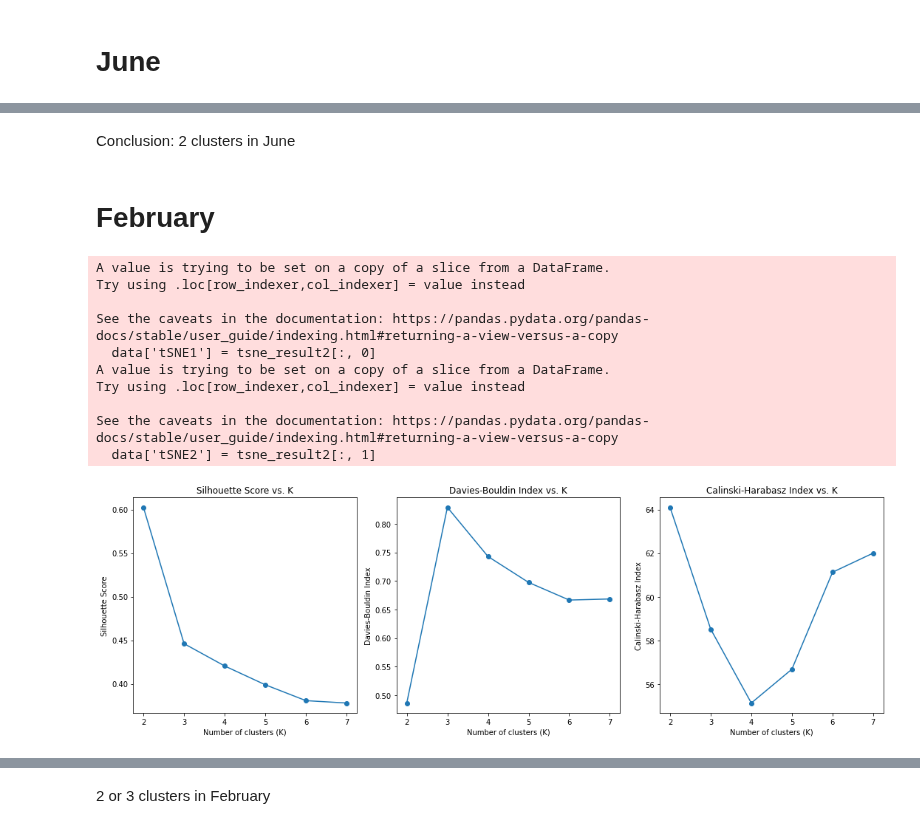
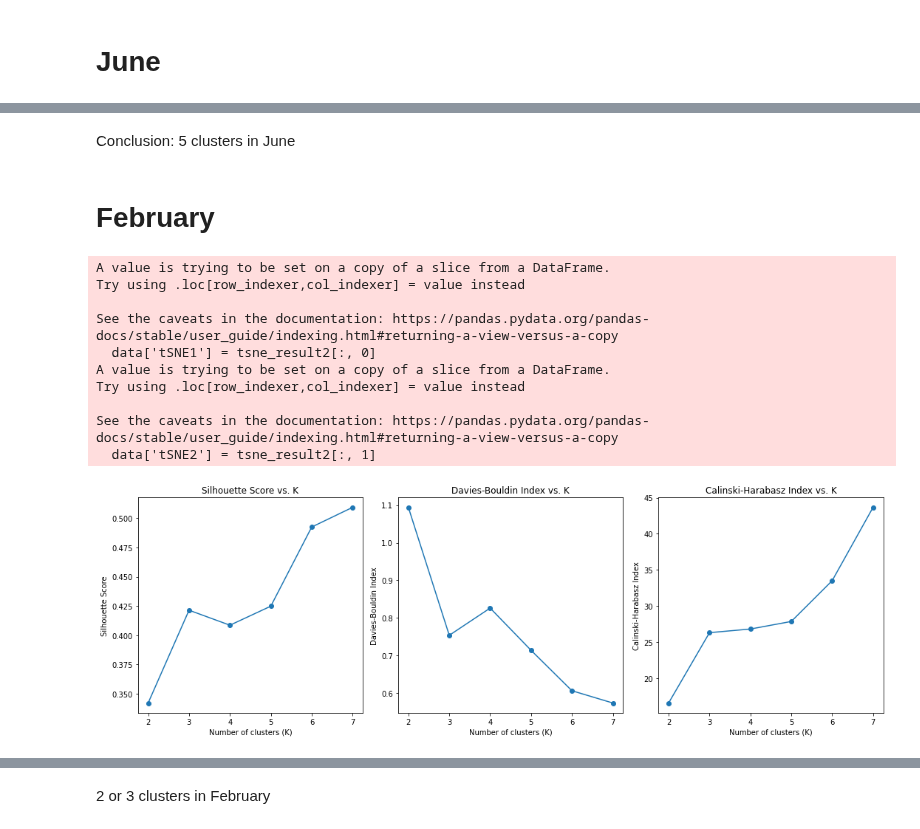
Before and after one commit to henrysun9074/fishics, a Jupyter notebook: models/Q2B/tsne.ipynb, the cells around one changed output, grey strips where cells are left out. Cells and saved outputs as stored; diff of their text form; code cells hidden in the pictures.

```diff
--- a/models/Q2B/tsne.ipynb
+++ b/models/Q2B/tsne.ipynb
@@ -10,4 +10,6 @@ import pandas as pd
 df = pd.read_csv('/Users/henrysun_1/Desktop/Duke/2024-2025/Summer 2024/fishics/models/Q2A/allseasons.csv')
 df = df.drop(['Unnamed: 0'], axis=1)
 df = df[df['sampling_bout']=='Aug_23']
-fish_asvs = df.iloc[:, 11:]
+# df = df.iloc[:,:-8]
+fish_asvs = df.iloc[:, 11:-8]
+fish_asvs
@@ -93,5 +114,6 @@ Conclusion: 4 clusters in August
 temp = pd.read_csv('/Users/henrysun_1/Desktop/Duke/2024-2025/Summer 2024/fishics/models/Q2A/allseasons.csv')
 temp = temp.drop(['Unnamed: 0'], axis=1)
 df1 = temp[temp['sampling_bout']=='Jun_23']
-fish_asvs1 = df1.iloc[:, 11:]
+fish_asvs1 = df1.iloc[:, 11:-8]
 # df1
+fish_asvs1
@@ -161,12 +212,12 @@ plt.show()
 # %% [markdown]
-Conclusion: 2 clusters in June
+Conclusion: 5 clusters in June
 # %% [markdown]
 # February
 # %%
 temp = pd.read_csv('/Users/henrysun_1/Desktop/Duke/2024-2025/Summer 2024/fishics/models/Q2A/allseasons.csv')
 temp = temp.drop(['Unnamed: 0'], axis=1)
 data = temp[temp['sampling_bout']=='Feb_24']
-data_fish_asvs1 = data.iloc[:, 11:]
+data_fish_asvs1 = data.iloc[:, 11:-8]
 
 tsne2 = TSNE(n_components=2, random_state=30, perplexity=10, learning_rate=10, n_iter=1000) #test with diff perplexity
 tsne_result2 = tsne2.fit_transform(data_fish_asvs1)
@@ -203,34 +254,34 @@ plt.ylabel('Silhouette Score')
 
 plt.subplot(1, 3, 2)
 plt.plot(k_values, davies_bouldin_indices, marker='o')
 plt.title('Davies-Bouldin Index vs. K')
 plt.xlabel('Number of clusters (K)')
 plt.ylabel('Davies-Bouldin Index')
 
 plt.subplot(1, 3, 3)
 plt.plot(k_values, calinski_harabasz_indices, marker='o')
 plt.title('Calinski-Harabasz Index vs. K')
 plt.xlabel('Number of clusters (K)')
 plt.ylabel('Calinski-Harabasz Index')
 
 plt.tight_layout()
 plt.show()
 
 # tsne_data1 = df1[['tSNE1', 'tSNE2']]
 # tsne_metrics1 = compute_clustering_metrics(tsne_data1, 2)
 # metrics_df1 = pd.DataFrame([tsne_metrics1])
 # %% [output]
 A value is trying to be set on a copy of a slice from a DataFrame.
 Try using .loc[row_indexer,col_indexer] = value instead
 
 See the caveats in the documentation: https://pandas.pydata.org/pandas-docs/stable/user_guide/indexing.html#returning-a-view-versus-a-copy
   data['tSNE1'] = tsne_result2[:, 0]
 A value is trying to be set on a copy of a slice from a DataFrame.
 Try using .loc[row_indexer,col_indexer] = value instead
 
 See the caveats in the documentation: https://pandas.pydata.org/pandas-docs/stable/user_guide/indexing.html#returning-a-view-versus-a-copy
   data['tSNE2'] = tsne_result2[:, 1]
-[figure, old version]
+[figure, new version]
 # %%
 
 plt.figure(figsize=(10, 8))
```
Also changed, not shown: parts of 10 cells of this notebook, 2 other files.
